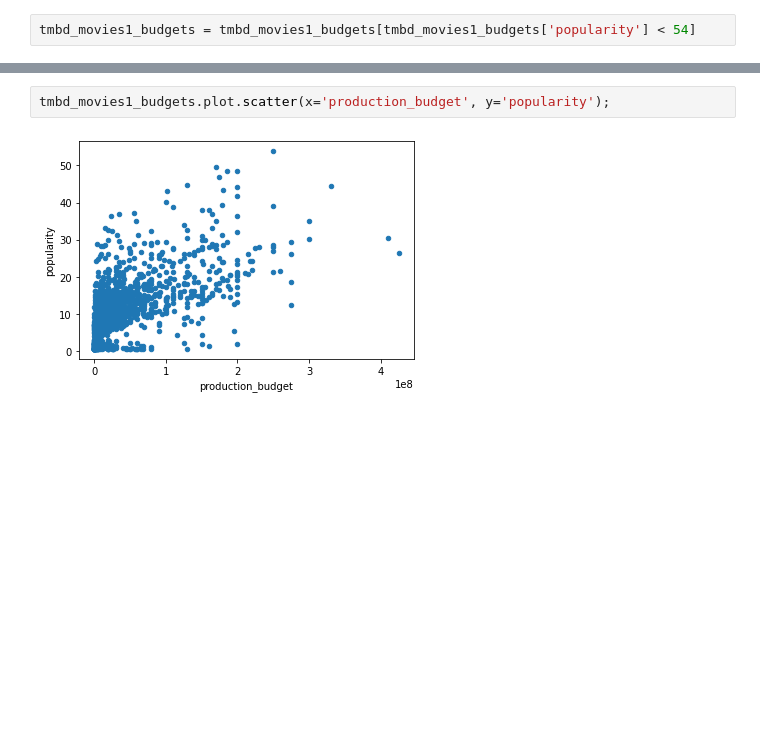
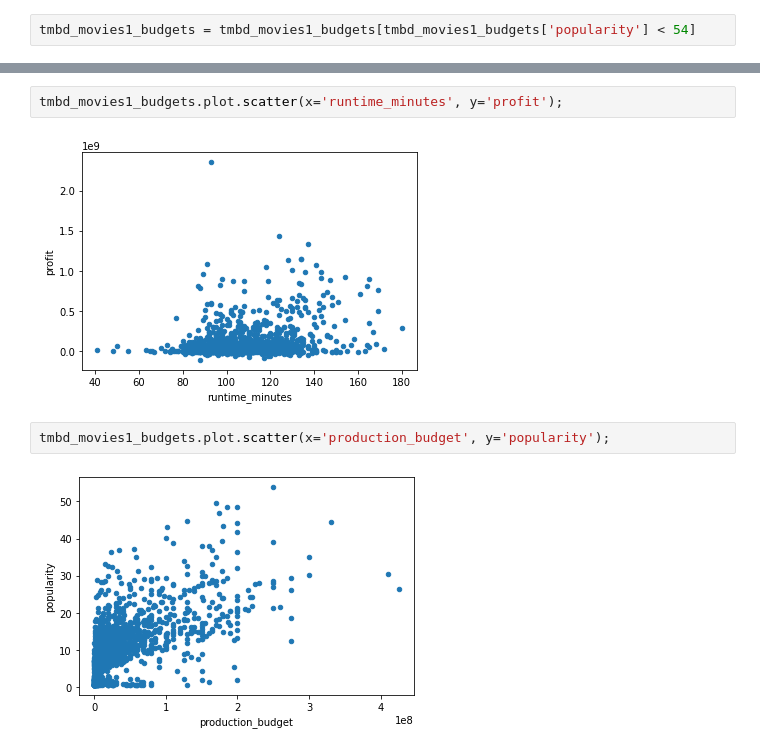
Before and after one commit to ramses02/Movies_Phase_2, a Jupyter notebook: ben_scratch_code.ipynb, the cells around one changed output, grey strips where cells are left out. Cells and saved outputs as stored; diff of their text form; blank space fills up the shorter version.

```diff
--- a/ben_scratch_code.ipynb
+++ b/ben_scratch_code.ipynb
@@ -795,6 +795,10 @@ tmbd_movies1_budgets.sort_values('popularity', ascending=False).head()
 | 1161 | Blade Runner 2049 | 48.571 | 7.4 | Blade Runner 2049 | 164.0 | 80 | Oct 6, 2017 | ... |
 | 1270 | Fantastic Beasts: The Crimes of G... | 48.508 | 6.9 | Fantastic Beasts: The Crimes of G... | 134.0 | 60 | Nov 16, 2018 | ... |
 | 1162 | Spider-Man: Homecoming | 46.775 | 7.4 | Spider-Man: Homecoming | 133.0 | 99 | Jul 7, 2017 | ... |
+# %%
+tmbd_movies1_budgets.plot.scatter(x='runtime_minutes', y='profit');
+# %% [output]
+[figure, added]
 # %%
 tmbd_movies1_budgets.plot.scatter(x='production_budget', y='popularity');
 # %% [output]
```
Also changed, not shown: parts of 4 cells of this notebook, 1 other file.
